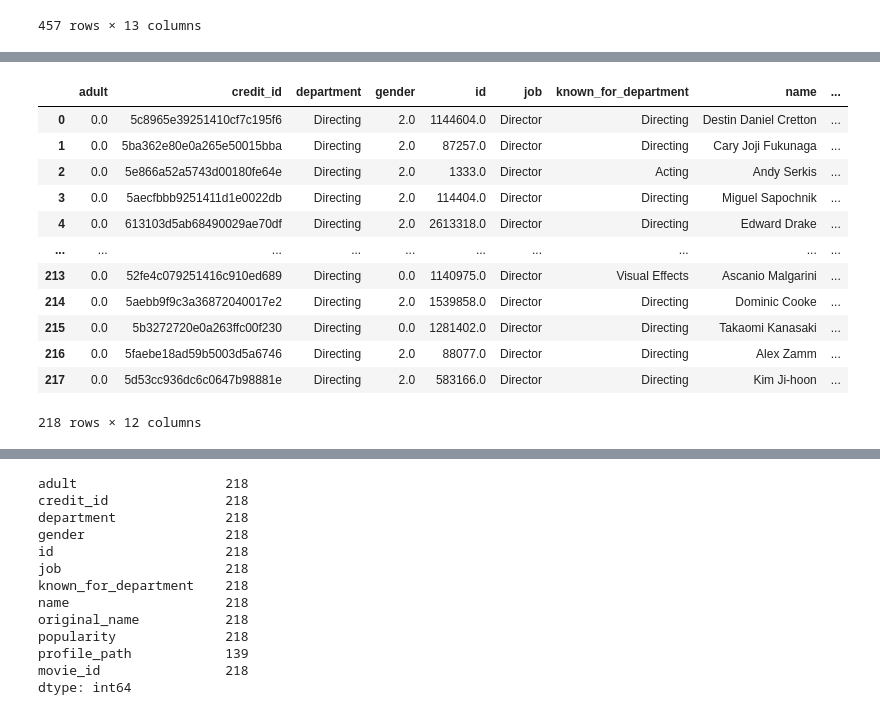
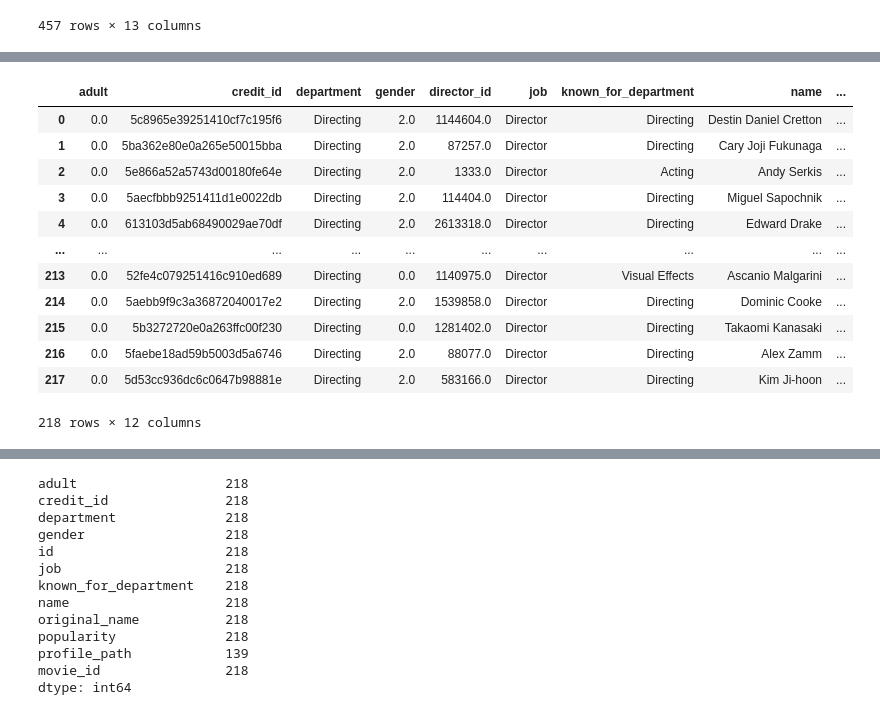
Before and after one commit to a-lau-gonza/The-Final-Project_F-PALS, a Jupyter notebook: Popular_Crew.ipynb, the cells around one changed output, grey strips where cells are left out. Saved outputs shown, nothing was run; the diff lists cells and outputs as text; code cells hidden in the pictures.

```diff
--- a/Popular_Crew.ipynb
+++ b/Popular_Crew.ipynb
@@ -76,9 +95,10 @@ for movie_id in titleNid['id']:
             director_movie_id.append(movie_id)
 # %%
 directors['movie_id'] = director_movie_id
+directors = directors.rename(columns={'id': 'director_id', 'popularity': 'director_popularity'})
 directors
 # %% [output]
-|  | adult | credit_id | department | gender | id | job | known_for_department | name | ... |
+|  | adult | credit_id | department | gender | director_id | job | known_for_department | name | ... |
 | 0 | 0.0 | 5c8965e39251410cf7c195f6 | Directing | 2.0 | 1144604.0 | Director | Directing | Destin Daniel Cretton | ... |
 | 1 | 0.0 | 5ba362e80e0a265e50015bba | Directing | 2.0 | 87257.0 | Director | Directing | Cary Joji Fukunaga | ... |
 | 2 | 0.0 | 5e866a52a5743d00180fe64e | Directing | 2.0 | 1333.0 | Director | Acting | Andy Serkis | ... |
```
Also changed, not shown: parts of 5 cells of this notebook, 1 other file.
